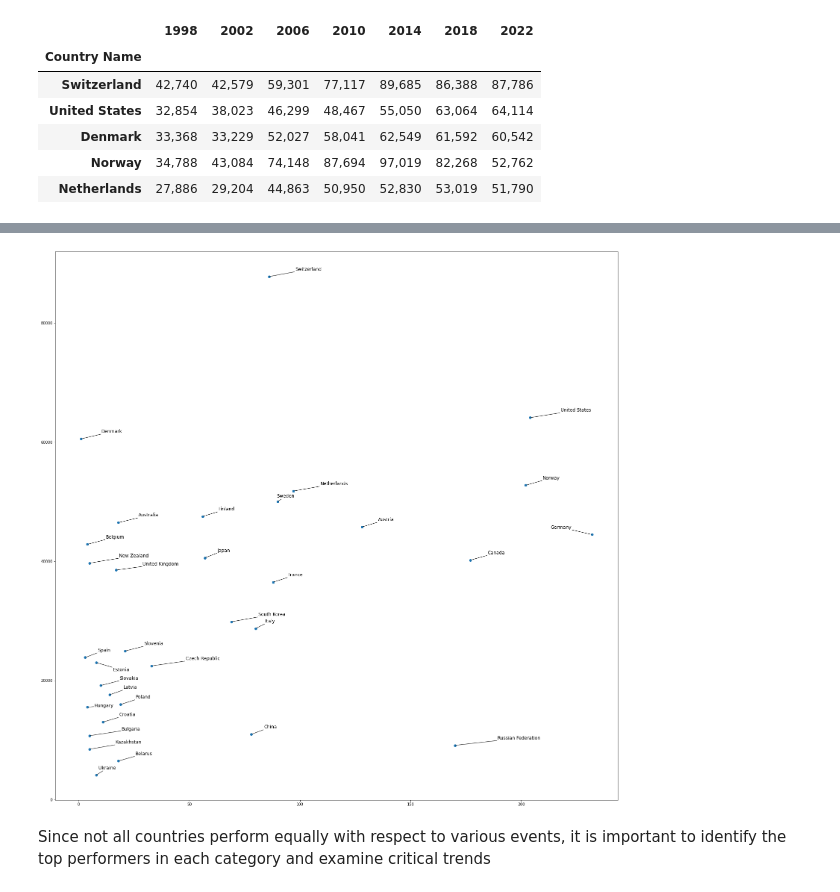
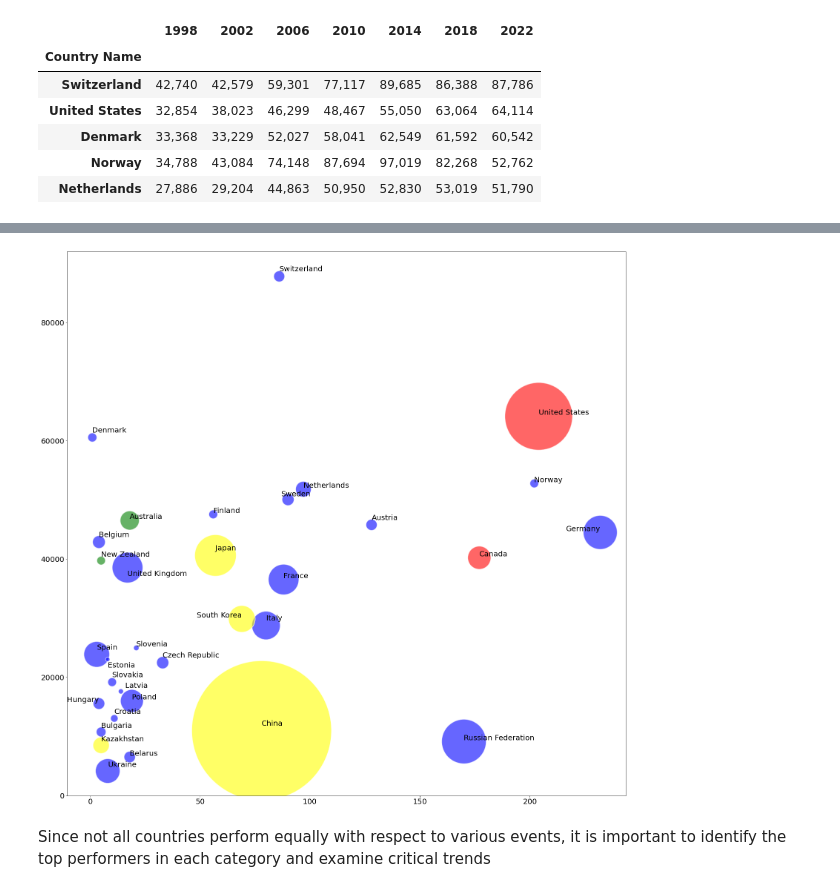
Before and after one commit to jchatterjee/nycdsa_python_project, a Jupyter notebook: JChatterjee Python Project.ipynb, the cells around one changed output, grey strips where cells are left out. Saved outputs shown, nothing was run; the diff lists cells and outputs as text; code cells hidden in the pictures.

Commit message:
correlation + bubble chart

```diff
--- a/JChatterjee Python Project.ipynb
+++ b/JChatterjee Python Project.ipynb
@@ -535,5 +535,5 @@ population.style.format('{:,.0f}')
 # %% [markdown]
 After the GDP and population have been tabulated, the next step is to calculate the GDP per capita.
 # %%
-GDP_per_capita = (GDP / population).round(decimals = 2)
+GDP_per_capita = (GDP / population)
 # %%
@@ -945,0 +888,15 @@ fig.savefig("pop_vs_gdp_per_capita.png", dpi=300, bbox_inches = 'tight')
+# %%
+regions = []
+
+for c in range(len(unified)):
+    regions.append(which_region(unified.iloc[c].name))
+
+df_reg = pd.DataFrame(regions)
+df_reg['Region'] = regions
+c2r = pd.merge(unified, df_reg, how = 'outer', on = unified.index)
+c2r = c2r.set_index('key_0')
+c2r.index.rename('Country Name', inplace = True)
+
+# Clean table with organized data
+c2r_col_list = ['Region']
+c2r = c2r[c2r_col_list]
@@ -1148,13 +1148,18 @@ medals_vs_income.style.format('{:,.0f}')
 # %%
-inc = medals_vs_income['2022 GDP per Capita'].values
-med = medals_vs_income['Total'].values
+inc = unified['GDP per Capita']
+med = unified['Total Medals']
+reg = c2r['Region']
+pop = population['2022']
 
 fig, ax = plt.subplots(figsize=(27, 27))
-ax.scatter(med, inc);
+colors = {'North America':'red', 'Europe':'blue', 'Asia': 'yellow', 'Oceania': 'green'}
+ax.scatter(med, inc, c = reg.map(colors), s = pop/10000, cmap="Accent", alpha=0.6,
+    edgecolors="white", linewidth=2);
 
 # Specify countries ----------------------------------------------
 # All the countries, in the order they appear in the dataset
-COUNTRIES = medals_vs_income.index.values
+COUNTRIES = unified.index.values
+
 
 # Countries that are going to be highlighted
 COUNTRY_HIGHLIGHT = [
@@ -1164,39 +1169,39 @@ COUNTRY_HIGHLIGHT = [
     'China', 'Italy', 'South Korea', 'Japan', 'Finland',
     'Australia', 'Czech Republic', 'Slovenia', 'Belgium', 'United Kingdom'
 ]
 
 # Add labels -----------------------------------------------------
 # Iterate through all the countries in COUNTRIES
 # `ax.text()` outputs are appended to the `TEXTS` list.
 # This list is passed to `adjust_text()` to adjust the position of
 # the legends and add connecting lines
 TEXTS = []
 for idx, country in enumerate(COUNTRIES):
     # Only append selected countries
     # if country in COUNTRY_HIGHLIGHT:
         x, y = med[idx], inc[idx]
-        TEXTS.append(ax.text(x, y, country, fontsize=12));
+        TEXTS.append(ax.text(x, y, country, fontsize=20));
 
 # Adjust text position and add lines -----------------------------
 # 'expand_points' is a tuple with two multipliers by which to expand
 # the bounding box of texts when repelling them from points
 
 # 'arrowprops' indicates all the properties we want for the arrows
 # arrowstyle="-" means the arrow does not have a head (it's just a line!)
 adjust_text(
     TEXTS,
-    expand_points=(3, 3),
-    arrowprops=dict(arrowstyle="-", lw=1),
+    expand_points=(1, 2),
+    arrowprops=dict(arrowstyle="-", lw=0),
     ax=ax
 );
 
 # Save it! -------------------------------------------------------
 # Optional:
-# ax.set_facecolor("white") # set axis background color to white
-# fig.set_facecolor("white") # set figure background color to white
+ax.set_facecolor("white") # set axis background color to white
+fig.set_facecolor("white") # set figure background color to white
 fig.savefig("medals_per_gdp_capita.png", dpi=300, bbox_inches = 'tight')
 # %% [output]
-[figure, old version]
+[figure, new version]
 # %% [markdown]
 Since not all countries perform equally with respect to various events, it is important to identify the top performers in each category and examine critical trends
 # %% [markdown]
```
Also changed, not shown: parts of 35 cells of this notebook, 10 other files.
